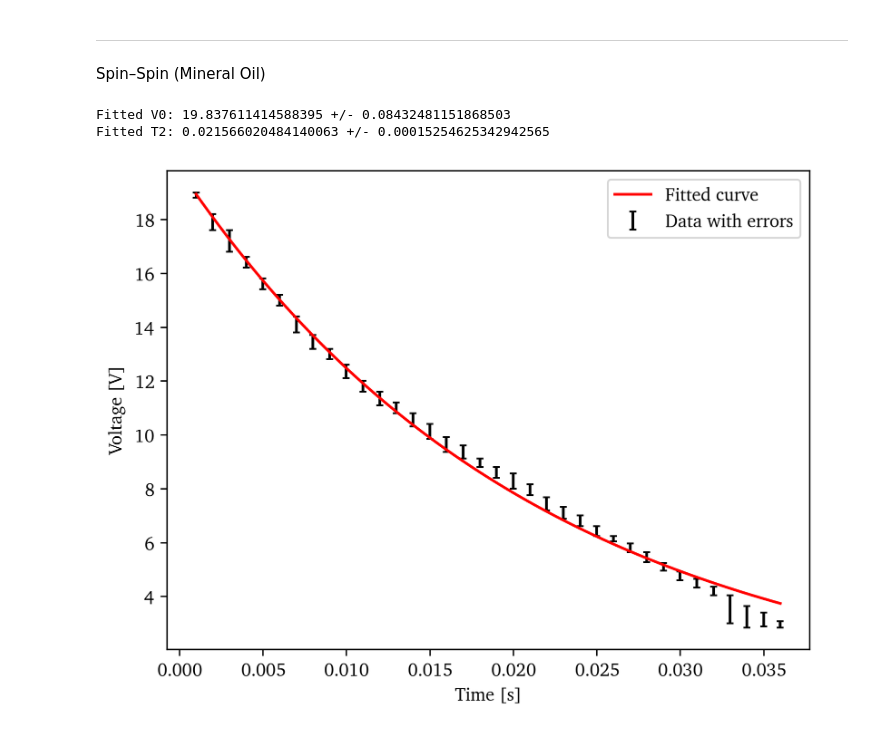
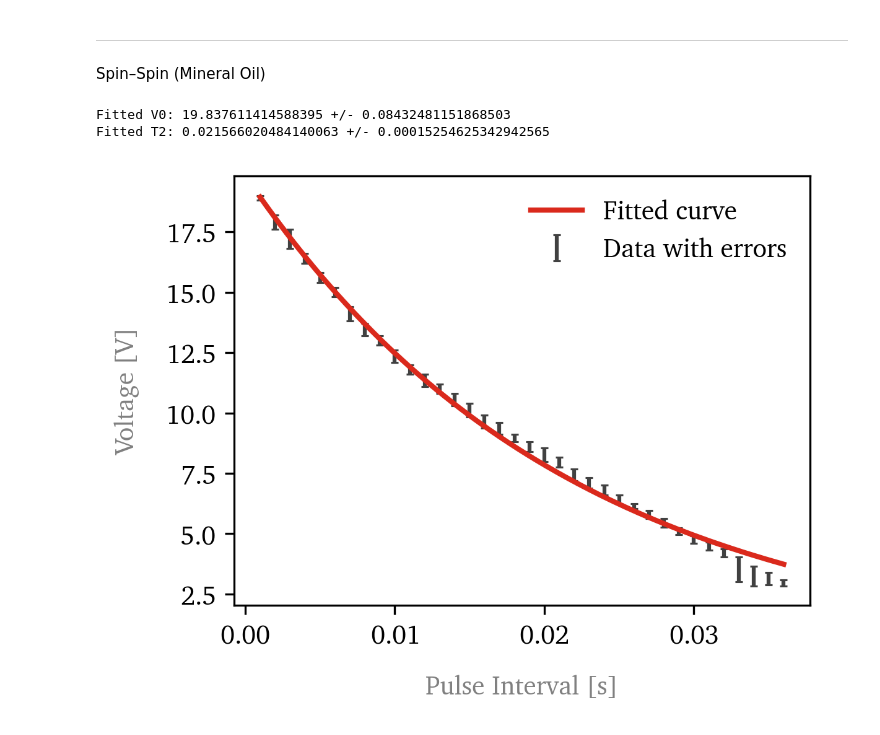
Before and after one commit to headunderheels/PHYS-461, a Jupyter notebook: 5-nmr/NMR.ipynb, the cells around one changed output. Cells and saved outputs as stored; diff of their text form; code cells hidden in the pictures.

Commit message:
final plots

```diff
--- a/5-nmr/NMR.ipynb
+++ b/5-nmr/NMR.ipynb
@@ -265,36 +278,43 @@ def spin_spin_decay_model(t, V0, T2):
 tdata = df['t']
 Vdata = df['V'].apply(lambda V: V.nominal_value)
 Vsigma = df['V'].apply(lambda V: max(V.std_dev, 1e-6))  # Avoid zero or near-zero std_dev
 
 # Initial guesses for V0 and T2
 initial_guesses = [19.83, 0.0215]
 
 # Use curve_fit with sigma to account for errors
 popt, pcov = curve_fit(spin_spin_decay_model,
                        xdata=tdata,
                        ydata=Vdata,
                        sigma=Vsigma,
                        p0=initial_guesses,
                        absolute_sigma=True)
 
 # Extract fitted parameters and their uncertainties
 V0_fitted, T2_fitted = popt
 V0_error, T2_error = np.sqrt(np.diag(pcov))
 
 print("Fitted V0:", V0_fitted, "+/-", V0_error)
 print("Fitted T2:", T2_fitted, "+/-", T2_error)
 
 # Plot data with error bars and fitted curve
 t_fit = np.linspace(min(tdata), max(tdata), 100)
 V_fit = spin_spin_decay_model(t_fit, V0_fitted, T2_fitted)
 
-plt.plot(t_fit, V_fit, label='Fitted curve', color='red', zorder=10)
-plt.errorbar(tdata, Vdata, yerr=Vsigma, fmt='none', label='Data with errors', color='black')
-plt.xlabel('Time [s]')
-plt.ylabel('Voltage [V]')
-plt.legend()
+# Plot data with error bars and fitted curve
+plt.figure(figsize=(4, 3))
+plt.tight_layout()
+plt.errorbar(tdata, Vdata, yerr=Vsigma, label='Data with errors', ecolor='#414141', fmt='none', capsize=1.5, capthick=0.75, linewidth=1.5)
+plt.plot(t_fit, V_fit, color='#da291c', zorder=10, label='Fitted curve', linewidth=2)
+
+# Set labels with gray color
+plt.xlabel('Pulse Interval [s]', color='gray', labelpad=10)
+plt.ylabel('Voltage [V]', color='gray', labelpad=10)
+
+plt.legend(facecolor='none', edgecolor='none', frameon=True, fancybox=False, loc='upper right')
+plt.savefig('./overleaf/images/ss-mineral_oil.png', dpi=300, bbox_inches='tight')
 plt.show()
 # %% [output]
 Fitted V0: 19.837611414588395 +/- 0.08432481151868503
 Fitted T2: 0.021566020484140063 +/- 0.00015254625342942565
-[figure, old version]
+[figure, new version]
```
Also changed, not shown: parts of 5 cells of this notebook, 5 other files.
